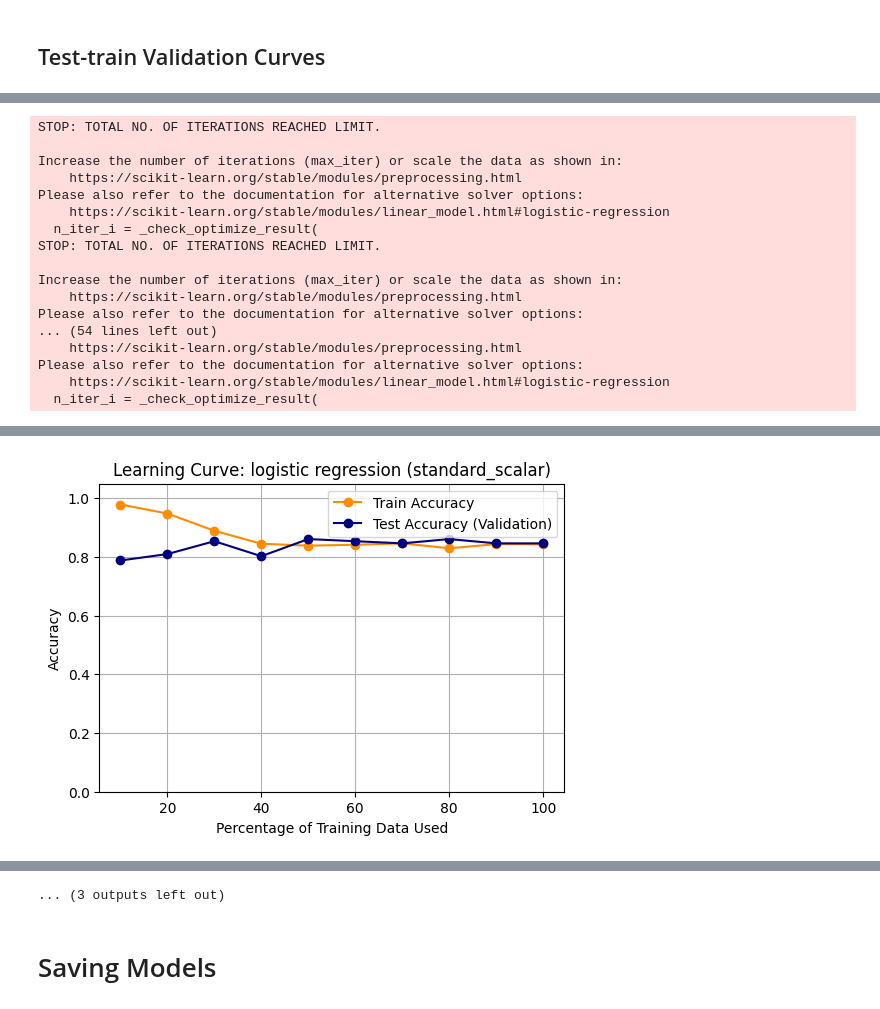
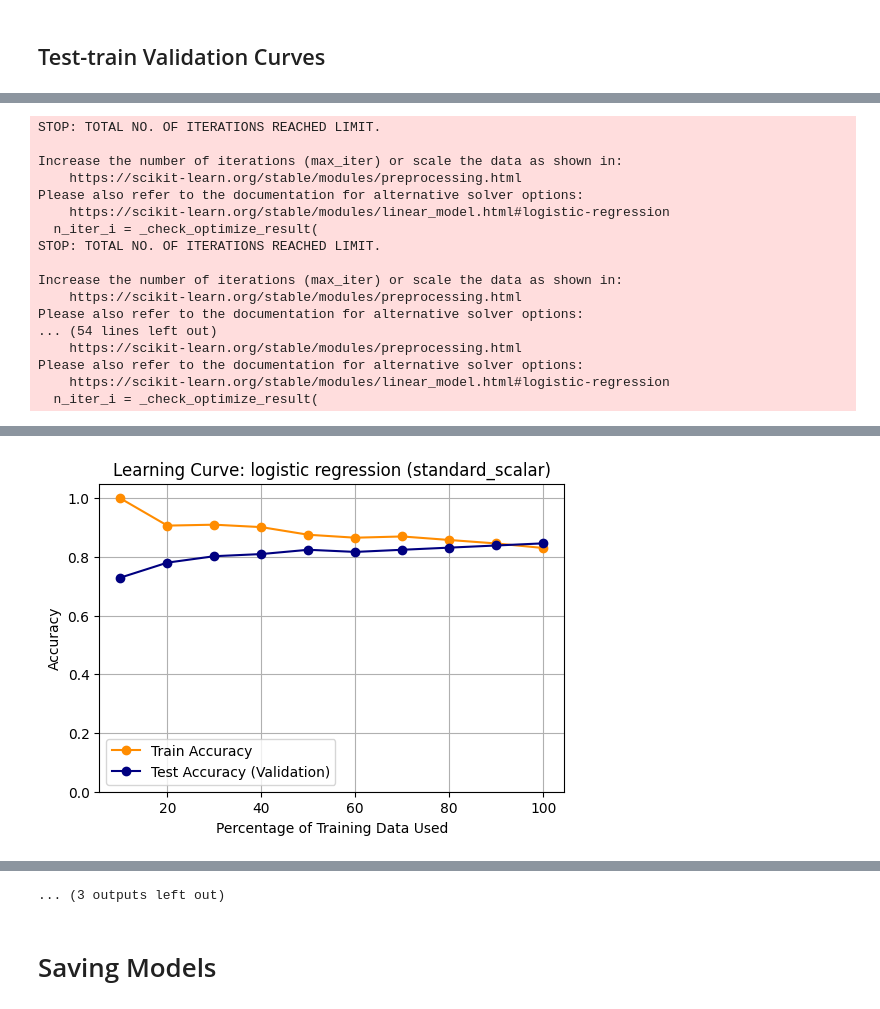
Before and after one commit to AmeliaNelson1123/pathogen_prediction, a Jupyter notebook: preparation/Run_Models_and_Analyze_ipynb_v4.ipynb, the cells around one changed output, grey strips where cells are left out. Drawn from its saved outputs; the diff is of its cells as text; code cells hidden in the pictures.

```diff
--- a/preparation/Run_Models_and_Analyze_ipynb_v4.ipynb
+++ b/preparation/Run_Models_and_Analyze_ipynb_v4.ipynb
@@ -148,13 +76,11 @@ def data_prep(file_info):
 
     df = pd.read_csv(Path(file_info.name))
 
-    # Drop 'index' column if it exists, as it's typically an artifact and not a feature
+    # drop 'index' column if it exists, as it's typically an artifact and not a feature
     if 'index' in df.columns:
         df = df.drop(columns=['index'])
 
-    # if salcamp column, then adding it to the dataset
-    if Y_COL == "Salmon_or_camp_test":
-        df["Salmon_or_camp_test"] = (df["CampylobacterAnalysis30ml"] == "Positive") | (df["SalmonellaSPAnalysis"] == "Positive")
+    # converting output column to binary
     if Y_COL == "binary_listeria_presense":
         original_listeria_col = 'Number of Listeria isolates obtained'
         df['binary_listeria_presense'] = [row_val if row_val == 0 else 1 for row_val in df[original_listeria_col]]
@@ -171,12 +97,10 @@ def data_prep(file_info):
     # replacing -inf with min number (not -inf) - 100 in dict (FOR NOT JUST -99999999)
     df = df.replace(-np.inf, -99999)
 
-    # Drop unwanted cluster columns if they exist
-    cols_to_drop = ['scaled_cluster_kmeans', 'cluster_kmeans']
-    df = df.drop(columns=[c for c in cols_to_drop if c in df.columns])
-
+    # removing any colums that are comletely empty
     df = df.dropna(axis=1, how="all")
 
+    # applying one-hot encdoing to categorical variables
     if ENCODE_STR:
         df = pd.get_dummies(df)
     return df
@@ -1581,14 +1496,15 @@ C=4.00 Kernel=rbf - AUC: 0.9316
 # %% [markdown]
 ## Test-train Validation Curves
 # %%
-# Loading current data
+# loading current data
 df_curr = data_prep(file_info)
 
-
-# Define Training Split Sizes (10% to 100% of training data)
+# defining Training split sizes (10% to 100% of training data)
 train_fractions = np.linspace(0.1, 1.0, 10)
 
-def get_best_estimator(row):
+data_testing_full = get_train_test(df_curr, y_col=Y_COL, scaling_used=True)
+
+def get_best_estimator(row, input_dim=None):
     """Reconstructs the model object from the best results row."""
     name = row['model used']
 
@@ -1640,10 +1556,9 @@ def get_best_estimator(row):
             random_state=RANDOM_STATE
         )
     elif name == 'neural net':
-        # Keras models need to be built freshly
         def build_nn():
             model = Sequential()
-            model.add(Input(shape=(X_train.shape,)))
+            model.add(Input(shape=(input_dim,)))
             layers = get_param('nn_layers', 1, int)
             neurons = get_param('nn_neurons', 32, int)
             for _ in range(layers):
@@ -1654,53 +1569,71 @@ def get_best_estimator(row):
         return build_nn()
     return None
 
-# Loop through each best model and plot
+# loop through each best model and plot
 for index, row in best_models.iterrows():
     model_name = row['model used']
     scalar = row['scalar_status']
 
-    estimator = get_best_estimator(row)
+    # retrieve the correct data split from the dictionary
+    if scalar not in data_testing_full:
+        print(f"Skipping {model_name} ({scalar}): data not available.")
+        continue
+
+    data_split = data_testing_full[scalar]
+    X_train_full = data_split["X_train"]
+    X_test = data_split["X_test"]
+    y_train_full = data_split["y_train"]
+    y_test = data_split["y_test"]
+
+    input_dim = X_train_full.shape[1]
+
+    # initialize estimator with input dimension for NN (checks if model can be constructed)
+    estimator = get_best_estimator(row, input_dim=input_dim)
     if estimator is None:
         continue
 
     train_scores = []
     test_scores = []
 
-    # Iterate over subset sizes
+    # iterate over subset sizes
     for frac in train_fractions:
-        # Determine subset size
-        # We maintain order to keep it deterministic-ish or use shuffle=False if strict slice needed
-        # But here train_test_split is easier to get random subset
-        if frac < 1.0:
-            X_sub, X_test, y_sub, y_test = get_train_test(df_curr, y_col=Y_COL, scaling_used=True)
+        # determine subset size
+        n_samples = int(frac * len(X_train_full))
+
+        # slicing to get the subset
+        if hasattr(X_train_full, 'iloc'):
+            X_sub = X_train_full.iloc[:n_samples]
         else:
-            total_x = df_curr.drop(columns=[Y_COL])
-            X_sub, y_sub = df_curr, df_curr[Y_COL]
+            X_sub = X_train_full[:n_samples]
+
+        if hasattr(y_train_full, 'iloc'):
+            y_sub = y_train_full.iloc[:n_samples]
+        else:
+            y_sub = y_train_full[:n_samples]
 
         # Train and Evaluate
         if model_name == 'neural net':
-            # Keras specific API
             bs = int(row.get('nn_batch_size', 32))
             ep = int(row.get('nn_epochs', 10))
+
+            # rebuiling for next iteration to avoid incremental learning
+            estimator = get_best_estimator(row, input_dim=input_dim)
             estimator.fit(X_sub, y_sub, epochs=ep, batch_size=bs, verbose=0)
-            # Predict
+
+            # making predictions
             train_pred = (estimator.predict(X_sub, verbose=0).flatten() > 0.5).astype(int)
             test_pred = (estimator.predict(X_test, verbose=0).flatten() > 0.5).astype(int)
 
             train_scores.append(accuracy_score(y_sub, train_pred))
             test_scores.append(accuracy_score(y_test, test_pred))
 
-            # Re-build for next iteration to avoid incremental learning unless desired
-            # For learning curve we usually retrain from scratch
-            estimator = get_best_estimator(row)
-
         else:
-            # Scikit-learn API
+            estimator = get_best_estimator(row, input_dim=input_dim)
             estimator.fit(X_sub, y_sub)
             train_scores.append(accuracy_score(y_sub, estimator.predict(X_sub)))
             test_scores.append(accuracy_score(y_test, estimator.predict(X_test)))
 
-    # Plotting
+    # plotting
     plt.figure(figsize=(6, 4))
     plt.plot(train_fractions * 100, train_scores, 'o-', label="Train Accuracy", color="darkorange")
     plt.plot(train_fractions * 100, test_scores, 'o-', label="Test Accuracy (Validation)", color="navy")
@@ -1739 +1672 @@ Please also refer to the documentation for alternative solver options:
-[figure, old version]
+[figure, new version]
```
Also changed, not shown: parts of 35 cells of this notebook.
